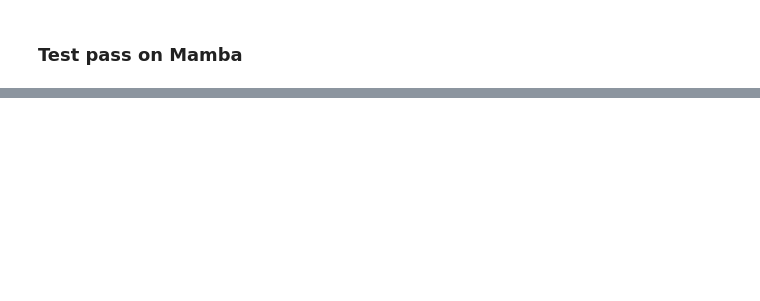
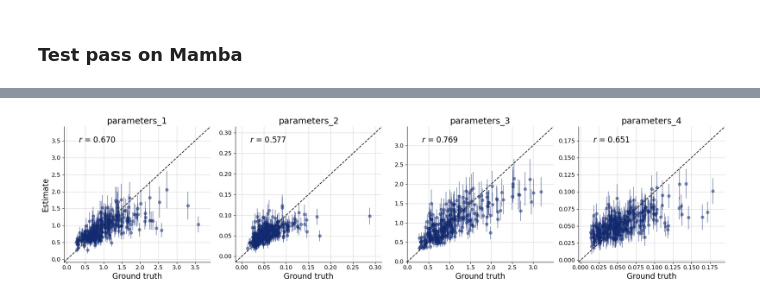
Before and after one commit to bayesflow-org/Selective-SSM, a Jupyter notebook: src/sandbox.ipynb, the cells around one changed output, grey strips where cells are left out. Saved outputs shown, nothing was run; the diff lists cells and outputs as text; code cells hidden in the pictures; blank space fills up the shorter version.

```diff
--- a/src/sandbox.ipynb
+++ b/src/sandbox.ipynb
@@ -47,0 +216,4 @@ tensor([[ 1.1397e-03,  1.5649e-03,  1.9013e-03,  1.8614e-03,  1.6513e-03,
+# %%
+f = bf.diagnostics.plots.recovery(samples, test_sims)
+# %% [output]
+[figure, added]
```
Also changed, not shown: parts of 15 cells of this notebook, 1 other file.
